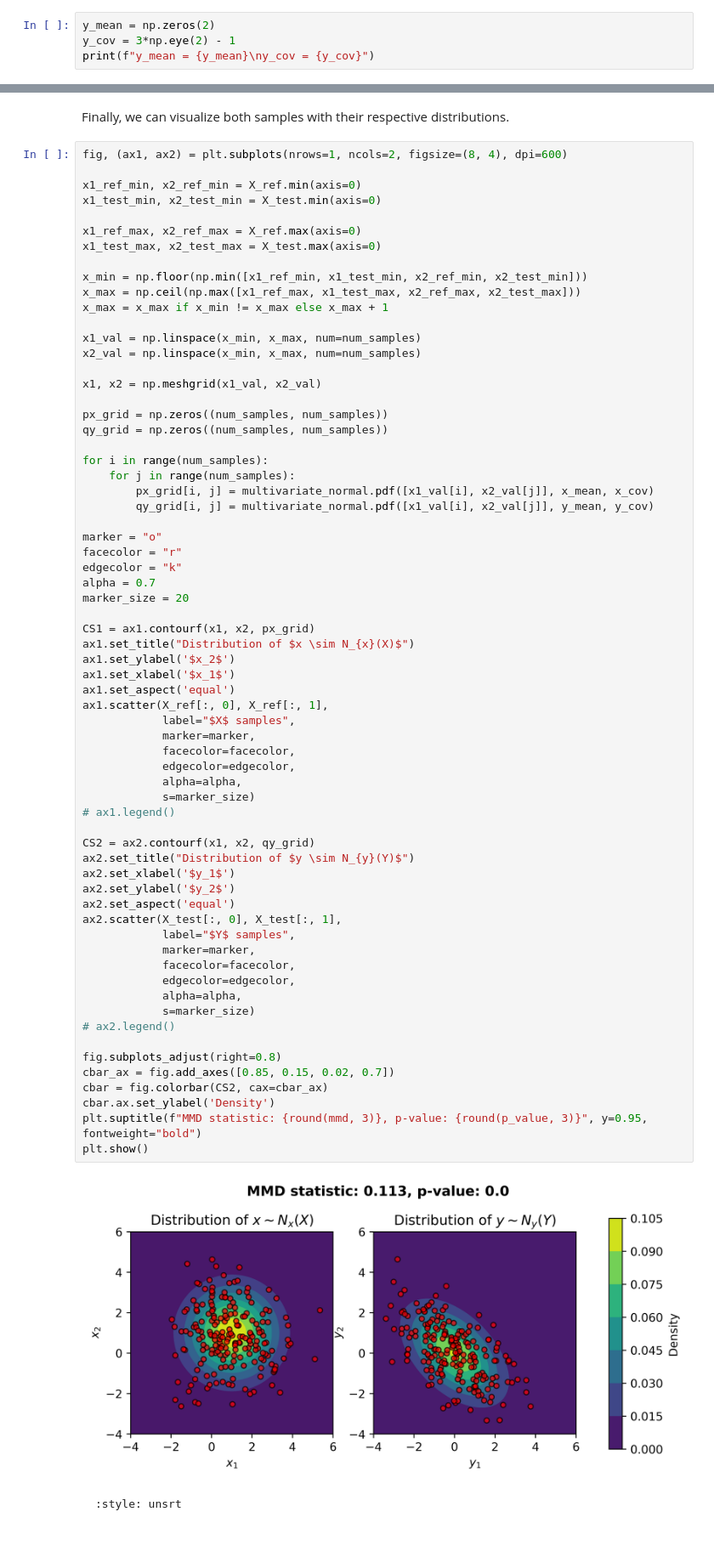
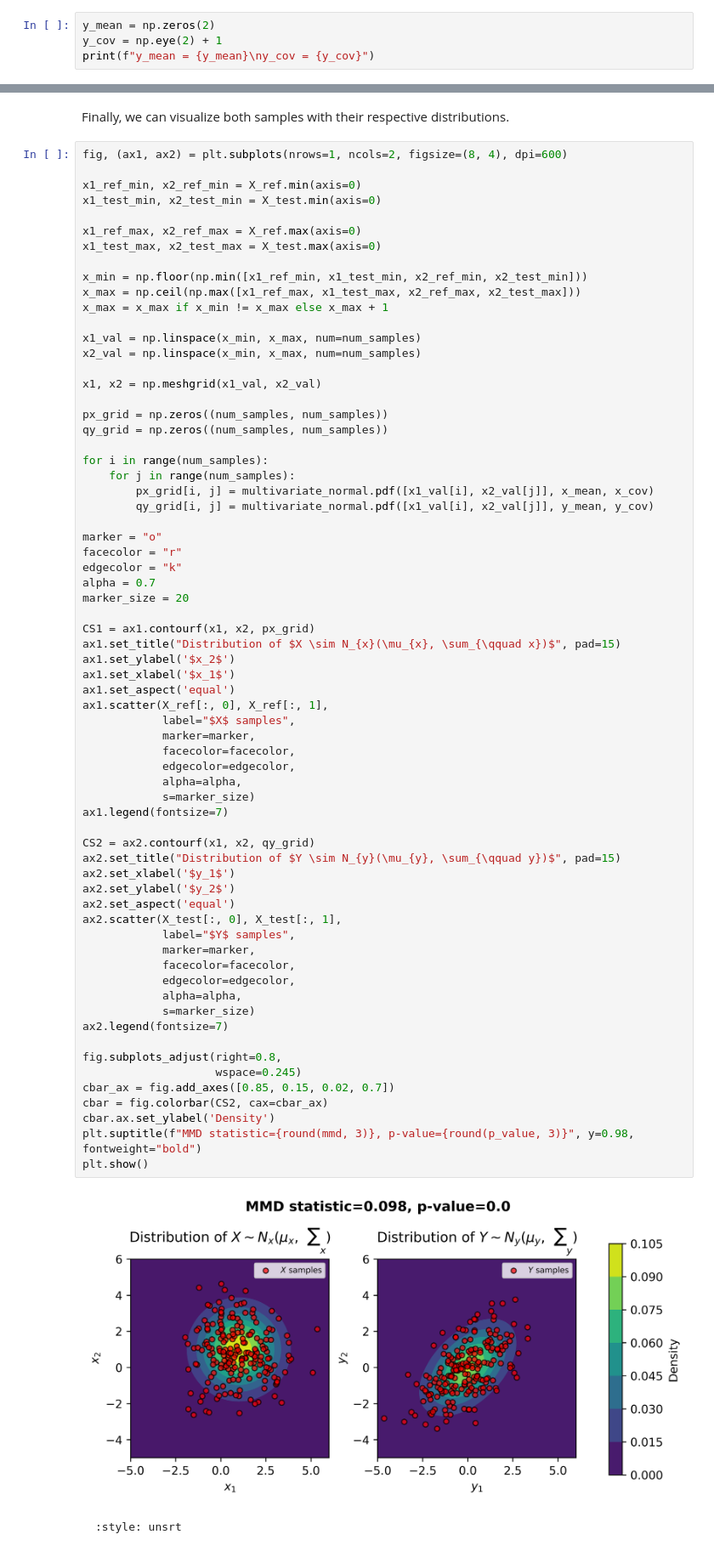
Before and after one commit to IFCA-Advanced-Computing/frouros, a Jupyter notebook: examples/unsupervised/MMD_simple.ipynb, the cells around one changed output, grey strips where cells are left out. Shown at 85% size. Saved outputs shown, nothing was run; the diff lists cells and outputs as text.

Commit message:
Fix unsupervised MMD example sigma value and math notation

````diff
--- a/examples/unsupervised/MMD_simple.ipynb
+++ b/examples/unsupervised/MMD_simple.ipynb
@@ -54,7 +54,7 @@ ${Y \sim \mathcal{N_y} \; (\mu,\sum)}$
 $$
 # %%
 y_mean = np.zeros(2)
-y_cov = 3*np.eye(2) - 1
+y_cov = np.eye(2) + 1
 print(f"y_mean = {y_mean}\ny_cov = {y_cov}")
 # %% [output]
 y_mean = [0. 0.]
@@ -135,41 +138,42 @@ alpha = 0.7
 marker_size = 20
 
 CS1 = ax1.contourf(x1, x2, px_grid)
-ax1.set_title("Distribution of $x \sim N_{x}(X)$")
+ax1.set_title("Distribution of $X \sim N_{x}(\mu_{x}, \sum_{\qquad x})$", pad=15)
 ax1.set_ylabel('$x_2$')
 ax1.set_xlabel('$x_1$')
 ax1.set_aspect('equal')
 ax1.scatter(X_ref[:, 0], X_ref[:, 1],
             label="$X$ samples",
             marker=marker,
             facecolor=facecolor,
             edgecolor=edgecolor,
             alpha=alpha,
             s=marker_size)
-# ax1.legend()
+ax1.legend(fontsize=7)
 
 CS2 = ax2.contourf(x1, x2, qy_grid)
-ax2.set_title("Distribution of $y \sim N_{y}(Y)$")
+ax2.set_title("Distribution of $Y \sim N_{y}(\mu_{y}, \sum_{\qquad y})$", pad=15)
 ax2.set_xlabel('$y_1$')
 ax2.set_ylabel('$y_2$')
 ax2.set_aspect('equal')
 ax2.scatter(X_test[:, 0], X_test[:, 1],
             label="$Y$ samples",
             marker=marker,
             facecolor=facecolor,
             edgecolor=edgecolor,
             alpha=alpha,
             s=marker_size)
-# ax2.legend()
+ax2.legend(fontsize=7)
 
-fig.subplots_adjust(right=0.8)
+fig.subplots_adjust(right=0.8,
+                    wspace=0.245)
 cbar_ax = fig.add_axes([0.85, 0.15, 0.02, 0.7])
 cbar = fig.colorbar(CS2, cax=cbar_ax)
 cbar.ax.set_ylabel('Density')
-plt.suptitle(f"MMD statistic: {round(mmd, 3)}, p-value: {round(p_value, 3)}", y=0.95, fontweight="bold")
+plt.suptitle(f"MMD statistic={round(mmd, 3)}, p-value={round(p_value, 3)}", y=0.98, fontweight="bold")
 plt.show()
 # %% [output]
-[figure, old version]
+[figure, new version]
 # %% [markdown]
 ```{bibliography}
 :style: unsrt
````
Also changed, not shown: parts of 9 cells of this notebook.
